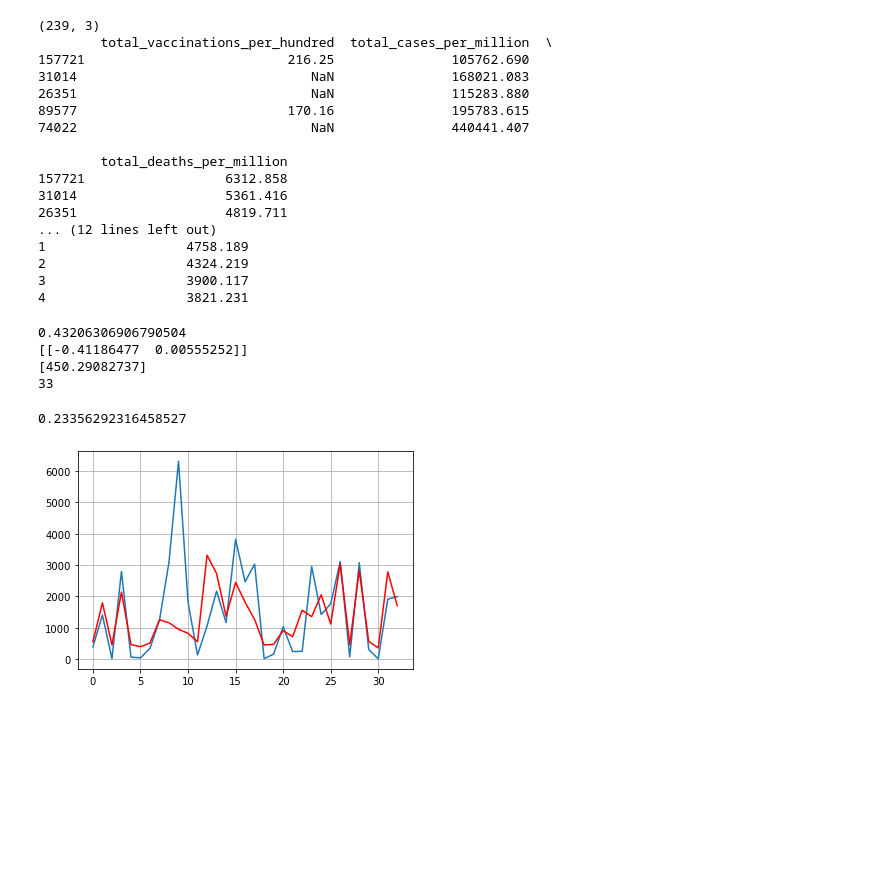
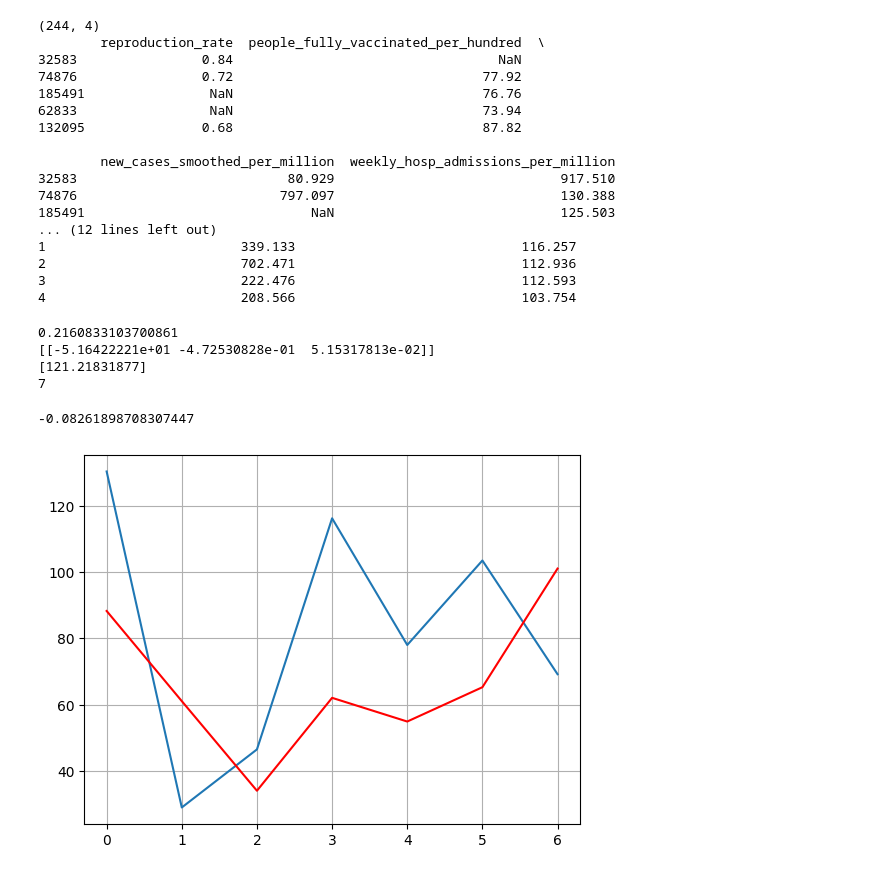
Before and after one commit to YJoeHadinata/covid-tugas, a Jupyter notebook: covidpredictTotal.ipynb, the cells around one changed output. Cells and saved outputs as stored; diff of their text form; code cells hidden in the pictures; blank space fills up the shorter version.

```diff
--- a/covidpredictTotal.ipynb
+++ b/covidpredictTotal.ipynb
@@ -78,7 +78,7 @@ Index(['iso_code', 'continent', 'location', 'date', 'total_cases', 'new_cases',
 df3=df.loc[df['date'] == '2022-05-01']
 
 #Selecting certain parameters for clustering
-df3=df3[['location','total_cases_per_million', 'total_deaths_per_million', 'total_vaccinations_per_hundred','total_tests_per_thousand']]
+df3=df3[['location','reproduction_rate', 'new_cases_smoothed_per_million', 'people_fully_vaccinated_per_hundred','weekly_hosp_admissions_per_million']]
 print(df3.shape)
 print(df3.head(10))
 
@@ -87,7 +87,7 @@ df4=df3.loc[df['location'] == 'Indonesia']
 print(df4)
 
 #Sorting values by certain parameters
-df3=df3.sort_values(by=['total_deaths_per_million'], ascending=False)
+df3=df3.sort_values(by=['weekly_hosp_admissions_per_million'], ascending=False)
 
 #deleting the first XX rows of data
 #df3=df3[9:]
@@ -97,7 +97,7 @@ print(df3.head(30))
 #plt.grid()
 fig = plt.figure(figsize=(10,10))
 ax = fig.add_subplot(111, projection = '3d')
-ax.scatter(df3['total_cases_per_million'], df3['total_deaths_per_million'], df3['total_vaccinations_per_hundred'], s=50, edgecolor="k")
-ax.scatter(df4['total_cases_per_million'], df4['total_deaths_per_million'], df4['total_vaccinations_per_hundred'], c='r', marker="s", s=200, edgecolor="k")
-plt.gca().update(dict(title='COVID19', xlabel='total_cases_per_million', ylabel='total_deaths_per_million',zlabel='total_vaccinations_per_hundred'))
+ax.scatter(df3['new_cases_smoothed_per_million'], df3['weekly_hosp_admissions_per_million'], df3['people_fully_vaccinated_per_hundred'], s=50, edgecolor="k")
+ax.scatter(df4['new_cases_smoothed_per_million'], df4['weekly_hosp_admissions_per_million'], df4['people_fully_vaccinated_per_hundred'], c='r', marker="s", s=200, edgecolor="k")
+plt.gca().update(dict(title='COVID19', xlabel='new_cases_smoothed_per_million', ylabel='weekly_hosp_admissions_per_million',zlabel='people_fully_vaccinated_per_hundred'))
 # %% [output]
@@ -260,6 +263,6 @@ r2_score(y_test, y_pred)
 # %%
 #Selecting certain parameters for prediction
-df3=df3[['total_vaccinations_per_hundred','total_cases_per_million','total_deaths_per_million']]
+df3=df3[['reproduction_rate','people_fully_vaccinated_per_hundred','new_cases_smoothed_per_million','weekly_hosp_admissions_per_million']]
 print(df3.shape)
 print(df3.head())
 
@@ -268,53 +271,53 @@ df3.reset_index(drop=True, inplace=True)
 print(df3.shape)
 print(df3.head())
 # %% [output]
-(239, 3)
-        total_vaccinations_per_hundred  total_cases_per_million  \
-157721                          216.25               105762.690
-31014                              NaN               168021.083
-26351                              NaN               115283.880
-89577                           170.16               195783.615
-74022                              NaN               440441.407
+(244, 4)
+        reproduction_rate  people_fully_vaccinated_per_hundred  \
+32583                0.84                                  NaN
+74876                0.72                                77.92
+185491                NaN                                76.76
+62833                 NaN                                73.94
+132095               0.68                                87.82
 
-        total_deaths_per_million
-157721                  6312.858
-31014                   5361.416
-26351                   4819.711
+        new_cases_smoothed_per_million  weekly_hosp_admissions_per_million
+32583                           80.929                             917.510
+74876                          797.097                             130.388
+185491                             NaN                             125.503
 ... (12 lines left out)
-1                  4758.189
-2                  4324.219
-3                  3900.117
-4                  3821.231
+1                         339.133                             116.257
+2                         702.471                             112.936
+3                         222.476                             112.593
+4                         208.566                             103.754
 # %%
 from sklearn.model_selection import train_test_split
 
-x=df3[['total_vaccinations_per_hundred','total_cases_per_million']].values
-y=df3[['total_deaths_per_million']].values
+x=df3[['reproduction_rate','people_fully_vaccinated_per_hundred','new_cases_smoothed_per_million']].values
+y=df3[['weekly_hosp_admissions_per_million']].values
 x_train, x_test, y_train, y_test = train_test_split(x, y, test_size=0.33, random_state=42, shuffle=True)
 
 #print(x[0:5])
 #print(y[0:5])
 #print(y_test[0:5])
 
 from sklearn.linear_model import LinearRegression
 reg = LinearRegression().fit(x_train, y_train)
 print(reg.score(x_train, y_train))
 print(reg.coef_)
 print(reg.intercept_)
 
 y_pred=reg.predict(x_test)
 
 plt.plot(y_test)
 plt.plot(y_pred,'r')
 plt.grid()
 print(len(y_pred))
 
 from sklearn.metrics import r2_score
 r2_score(y_test, y_pred)
 # %% [output]
-0.43206306906790504
-[[-0.41186477  0.00555252]]
-[450.29082737]
-33
+0.2160833103700861
+[[-5.16422221e+01 -4.72530828e-01  5.15317813e-02]]
+[121.21831877]
+7
-0.23356292316458527
+-0.08261898708307447
-[figure, old version]
+[figure, new version]
```
Also changed, not shown: parts of 6 cells of this notebook, 25 other files.
